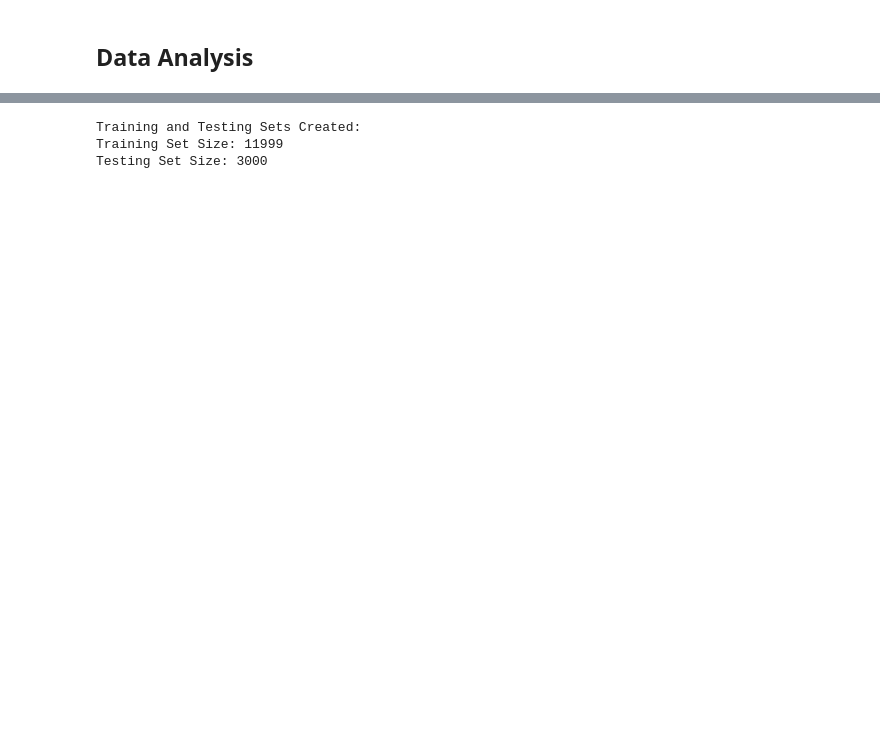
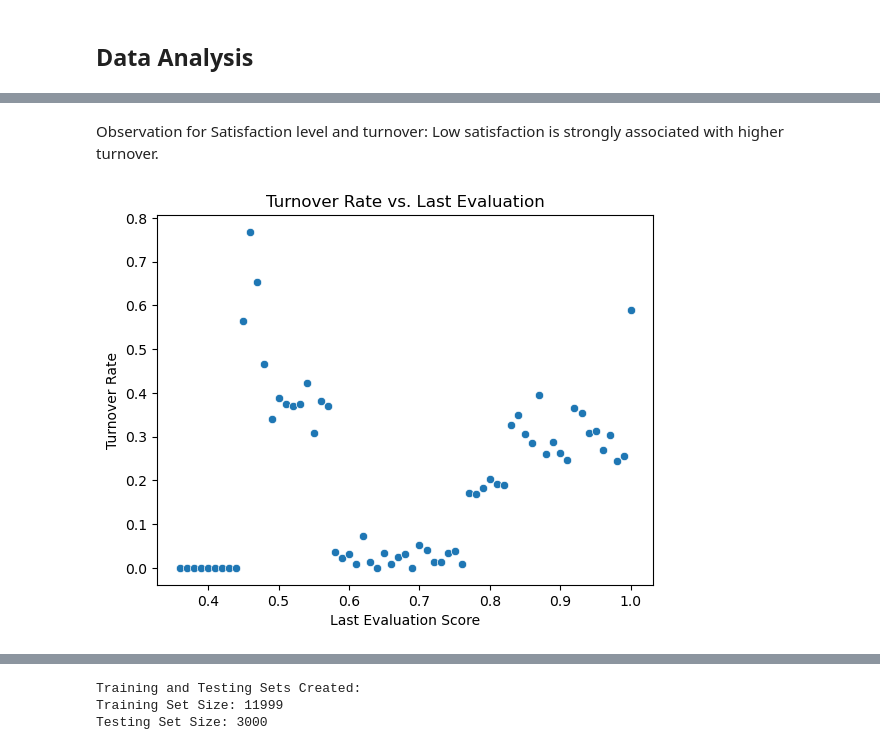
Before and after one commit to 2024-FALL-DSC-412-001/DSC412-project-joanna-john, a Jupyter notebook: DSC412_001_FA24_M3_jljohn.ipynb, the cells around one changed output, grey strips where cells are left out. Cells and saved outputs as stored; diff of their text form; code cells hidden in the pictures; blank space fills up the shorter version.

```diff
--- a/DSC412_001_FA24_M3_jljohn.ipynb
+++ b/DSC412_001_FA24_M3_jljohn.ipynb
@@ -89,0 +144,14 @@ The logistic regression model was trained using the training dataset, allowing u
+# %% [markdown]
+Observation for Satisfaction level and turnover: Low satisfaction is strongly associated with higher turnover.
+# %%
+# Last evaluation and turnover
+leave_eval = df.groupby('last_evaluation').agg({'left': ['sum', 'count']})
+leave_eval.columns = ['left', 'total']
+leave_eval['leave_rate'] = leave_eval['left'] / leave_eval['total']
+sns.scatterplot(x=leave_eval.index, y=leave_eval['leave_rate'])
+plt.title("Turnover Rate vs. Last Evaluation")
+plt.xlabel("Last Evaluation Score")
+plt.ylabel("Turnover Rate")
+plt.show()
+# %% [output]
+[figure, added]
```
Also changed, not shown: parts of 49 cells of this notebook, 6 other files.
